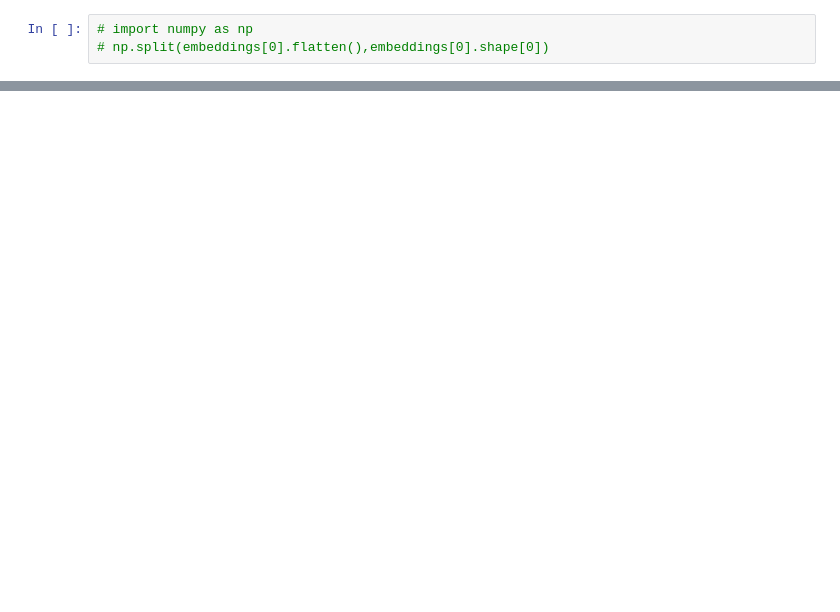
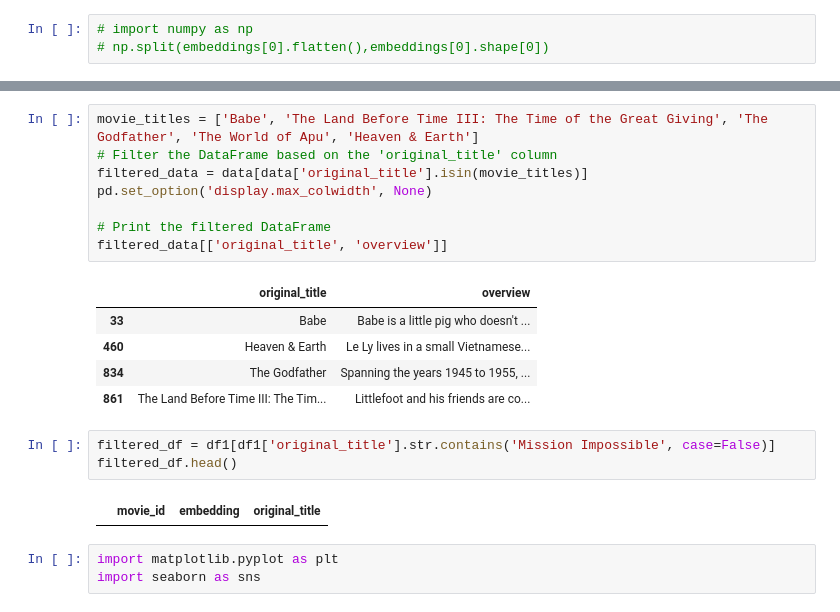
Before and after one commit to abhi7991/Neo4j-Demo, a Jupyter notebook: embed_gen_vertexai.ipynb, the cells around one changed output, grey strips where cells are left out. Saved outputs shown, nothing was run; the diff lists cells and outputs as text; blank space fills up the shorter version.

```diff
--- a/embed_gen_vertexai.ipynb
+++ b/embed_gen_vertexai.ipynb
@@ -133,0 +353,22 @@ Embedding for '862': [ 3.02489884e-02 -4.13589254e-02  9.56019200e-03  2.9986819
+# %%
+movie_titles = ['Babe', 'The Land Before Time III: The Time of the Great Giving', 'The Godfather', 'The World of Apu', 'Heaven & Earth']
+# Filter the DataFrame based on the 'original_title' column
+filtered_data = data[data['original_title'].isin(movie_titles)]
+pd.set_option('display.max_colwidth', None)
+
+# Print the filtered DataFrame
+filtered_data[['original_title', 'overview']]
+# %% [output]
+|  | original_title | overview |
+| 33 | Babe | Babe is a little pig who doesn't ... |
+| 460 | Heaven & Earth | Le Ly lives in a small Vietnamese... |
+| 834 | The Godfather | Spanning the years 1945 to 1955, ... |
+| 861 | The Land Before Time III: The Tim... | Littlefoot and his friends are co... |
+# %%
+filtered_df = df1[df1['original_title'].str.contains('Mission Impossible', case=False)]
+filtered_df.head()
+# %% [output]
+|  | movie_id | embedding | original_title |
+# %%
+import matplotlib.pyplot as plt
+import seaborn as sns
```
Also changed, not shown: parts of 33 cells of this notebook, 1 other file.
